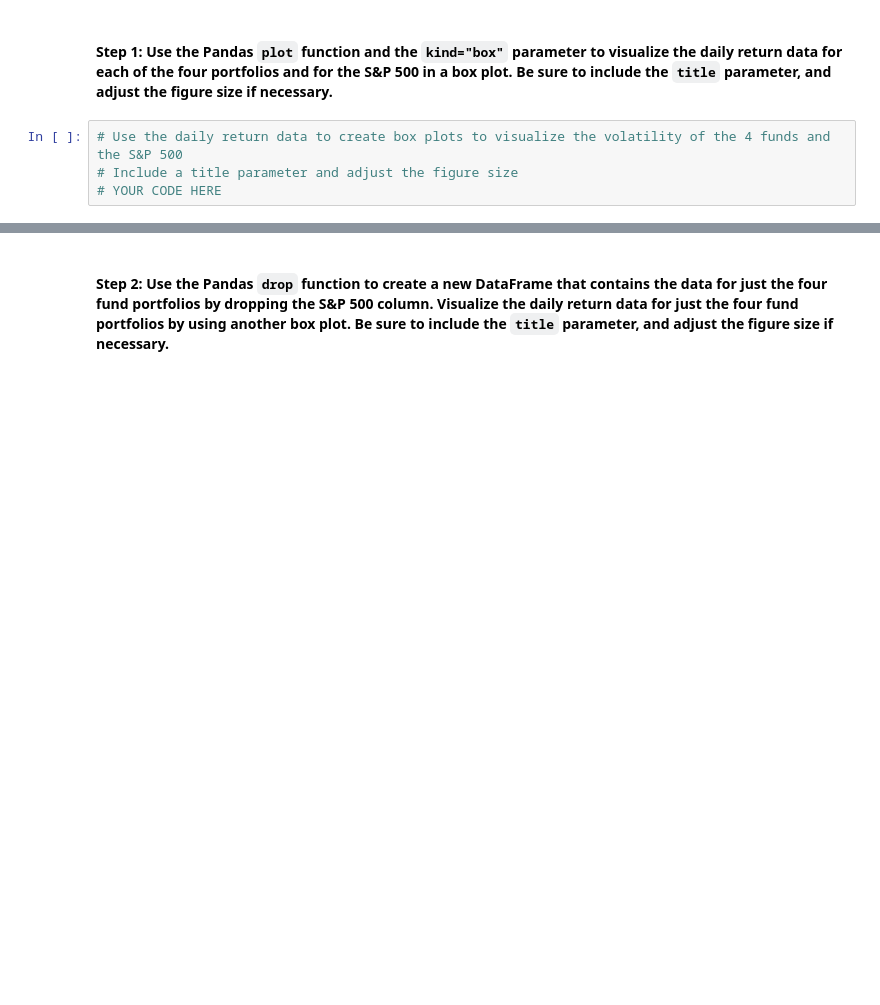
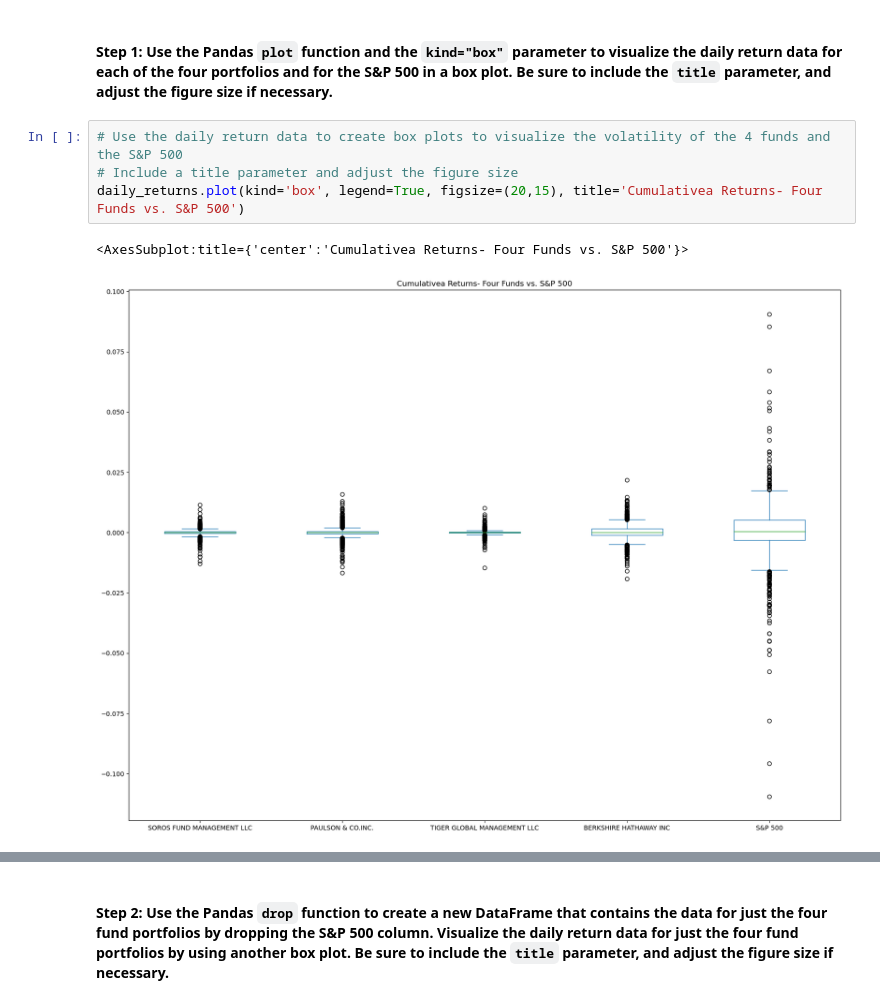
Before and after one commit to Billie-LS/Portfolio-key-risk-management-metrics-analysis, a Jupyter notebook: risk_return_analysis.ipynb, the cells around one changed output, grey strips where cells are left out. Cells and saved outputs as stored; diff of their text form; blank space fills up the shorter version.

```diff
--- a/risk_return_analysis.ipynb
+++ b/risk_return_analysis.ipynb
@@ -197,4 +232,7 @@ Analyze the volatility of each of the four fund portfolios and of the S&P 500 In
 # %%
 # Use the daily return data to create box plots to visualize the volatility of the 4 funds and the S&P 500
 # Include a title parameter and adjust the figure size
-# YOUR CODE HERE
+daily_returns.plot(kind='box', legend=True, figsize=(20,15), title='Cumulativea Returns- Four Funds vs. S&P 500')
+# %% [output]
+<AxesSubplot:title={'center':'Cumulativea Returns- Four Funds vs. S&P 500'}>
+[figure, added]
```
Also changed, not shown: parts of 35 cells of this notebook.
